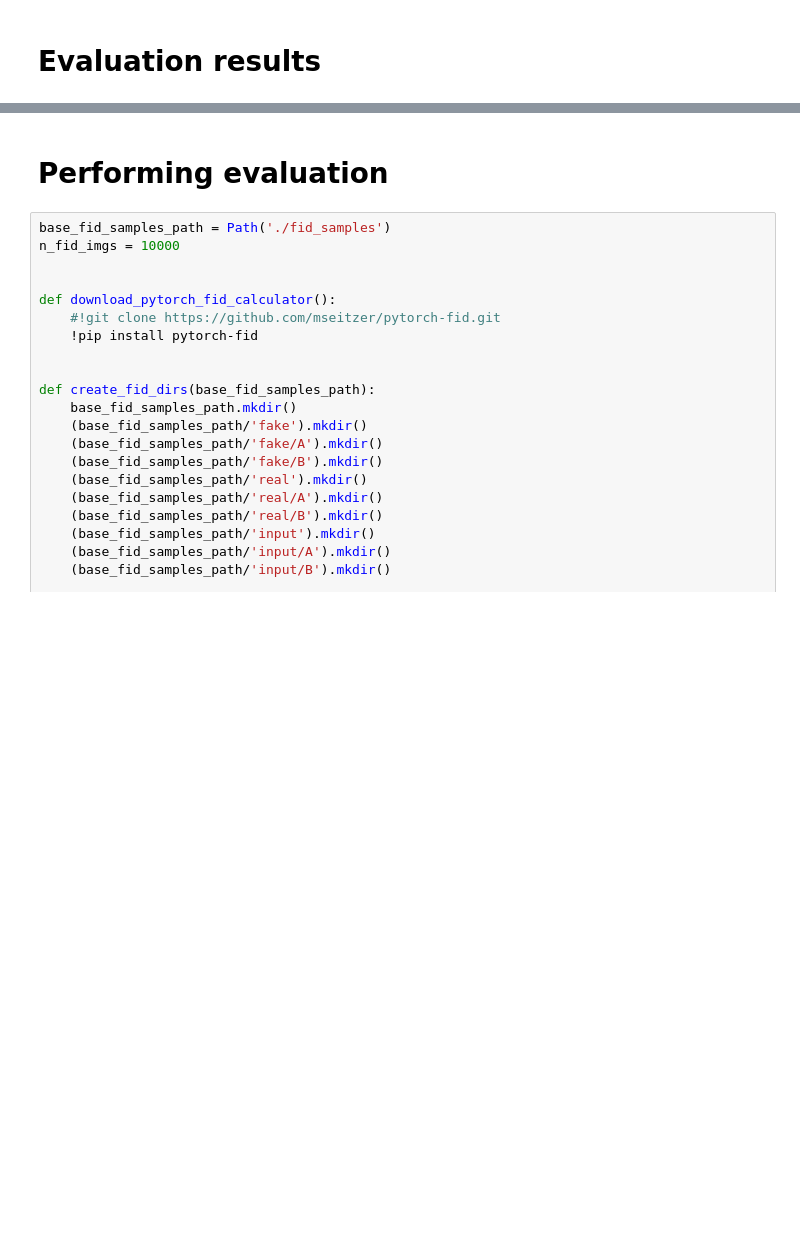
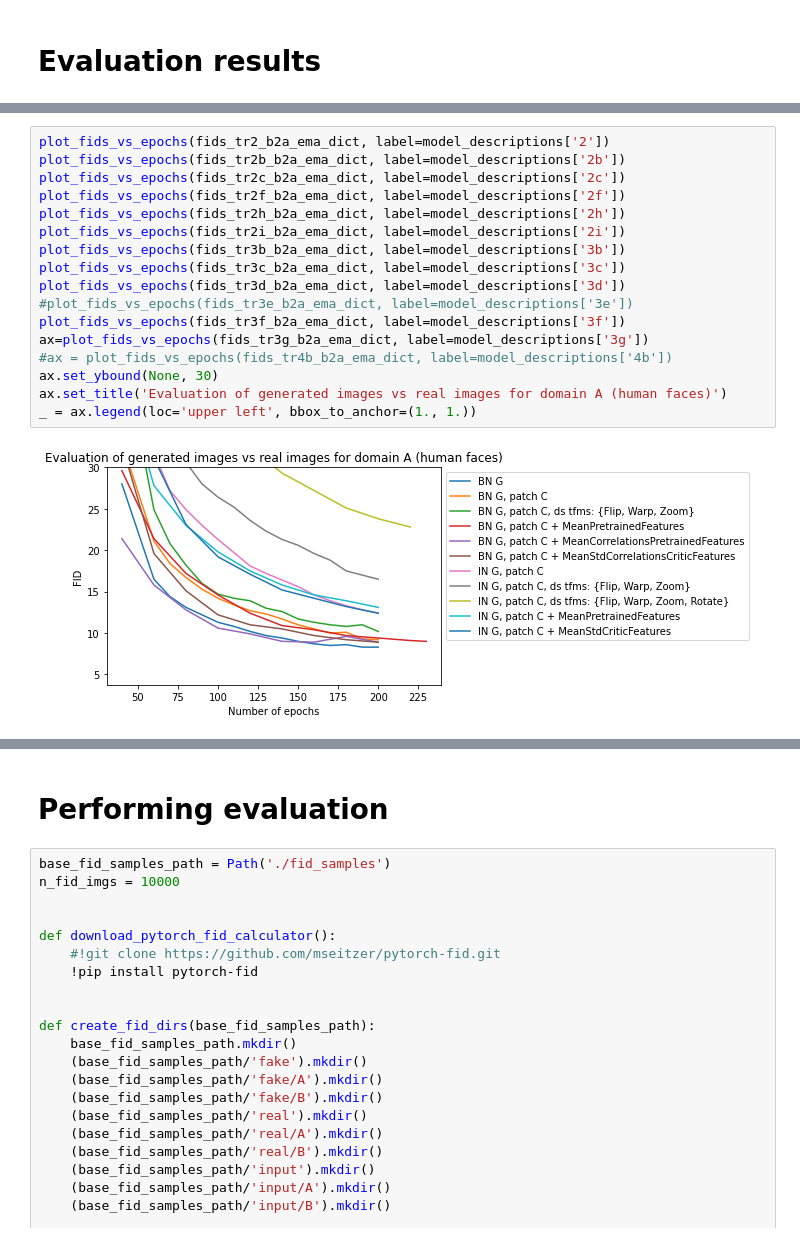
Before and after one commit to davidleonfdez/face2anime, a Jupyter notebook: notebooks/face2anime-bidirectional.ipynb, the cells around one changed output, grey strips where cells are left out. Saved outputs shown, nothing was run; the diff lists cells and outputs as text; blank space fills up the shorter version.

```diff
--- a/notebooks/face2anime-bidirectional.ipynb
+++ b/notebooks/face2anime-bidirectional.ipynb
@@ -702,0 +1073,19 @@ _ = plot_fids_vs_inputs_targets(200, 'B', use_ema_models=False)
+# %%
+plot_fids_vs_epochs(fids_tr2_b2a_ema_dict, label=model_descriptions['2'])
+plot_fids_vs_epochs(fids_tr2b_b2a_ema_dict, label=model_descriptions['2b'])
+plot_fids_vs_epochs(fids_tr2c_b2a_ema_dict, label=model_descriptions['2c'])
+plot_fids_vs_epochs(fids_tr2f_b2a_ema_dict, label=model_descriptions['2f'])
+plot_fids_vs_epochs(fids_tr2h_b2a_ema_dict, label=model_descriptions['2h'])
+plot_fids_vs_epochs(fids_tr2i_b2a_ema_dict, label=model_descriptions['2i'])
+plot_fids_vs_epochs(fids_tr3b_b2a_ema_dict, label=model_descriptions['3b'])
+plot_fids_vs_epochs(fids_tr3c_b2a_ema_dict, label=model_descriptions['3c'])
+plot_fids_vs_epochs(fids_tr3d_b2a_ema_dict, label=model_descriptions['3d'])
+#plot_fids_vs_epochs(fids_tr3e_b2a_ema_dict, label=model_descriptions['3e'])
+plot_fids_vs_epochs(fids_tr3f_b2a_ema_dict, label=model_descriptions['3f'])
+ax=plot_fids_vs_epochs(fids_tr3g_b2a_ema_dict, label=model_descriptions['3g'])
+#ax = plot_fids_vs_epochs(fids_tr4b_b2a_ema_dict, label=model_descriptions['4b'])
+ax.set_ybound(None, 30)
+ax.set_title('Evaluation of generated images vs real images for domain A (human faces)')
+_ = ax.legend(loc='upper left', bbox_to_anchor=(1., 1.))
+# %% [output]
+[figure, added]
```
Also changed, not shown: parts of 72 cells of this notebook.
